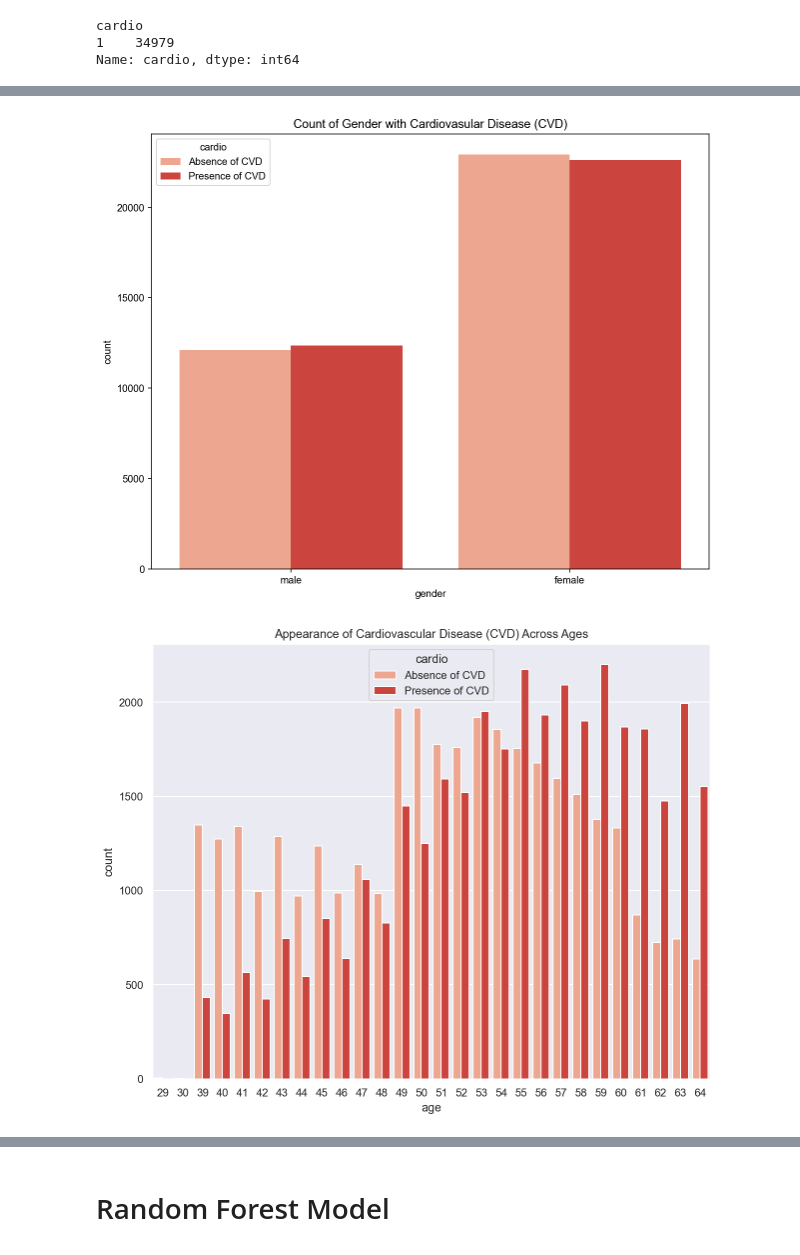
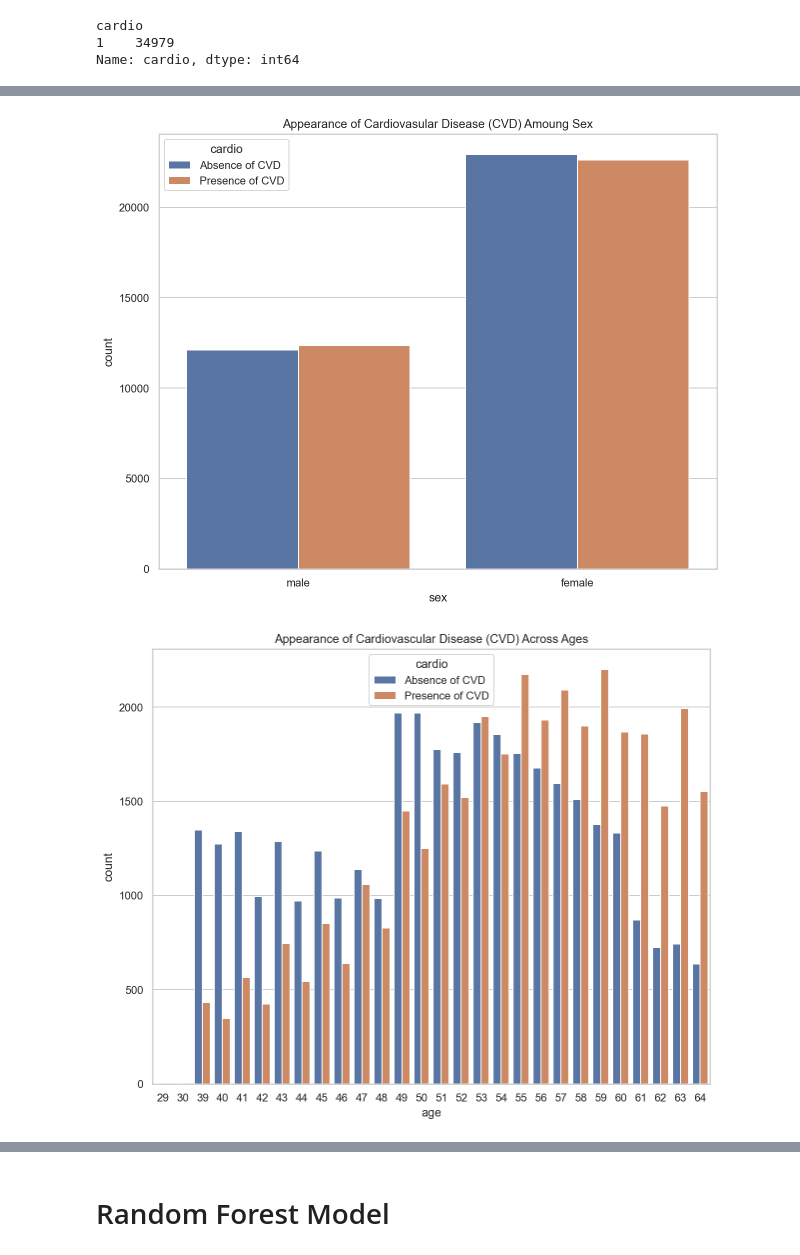
Before and after one commit to adamskel78/SHAX_group_project, a Jupyter notebook: Cardiovascular_Disease.ipynb, the cells around one changed output, grey strips where cells are left out. Saved outputs shown, nothing was run; the diff lists cells and outputs as text; code cells hidden in the pictures.

```diff
--- a/Cardiovascular_Disease.ipynb
+++ b/Cardiovascular_Disease.ipynb
@@ -319,3 +299,7 @@ gender
 1    161.355612
 2    169.947895
 Name: height, dtype: float64
+# %%
+df_cat["sex"] = df_cat["sex"].replace(1,"female")
+df_cat["sex"] = df_cat["sex"].replace(2,"male")
+df_cat.head()
@@ -401,7 +367,0 @@ sns.catplot('smoke', data=df, kind='count', aspect=1.0)
-# %%
-mpl.rcParams['figure.figsize'] = 8,6
-plt.bar(df_cat["cardio"].unique(), df["cardio"].value_counts())
-plt.xticks([0, 1])
-plt.xlabel("Target")
-plt.ylabel("Count")
-plt.title("Count of Target Variable")
@@ -411,8 +367,0 @@ Text(0.5, 1.0, 'Count of Target Variable')
-# %%
-mpl.rcParams['figure.figsize'] = 10,8
-fig = ply.Figure([ply.Pie(labels=["CVD Absent", "CVD Present"],values=df["cardio"].value_counts().values)])
-fig.update_layout(title_text="Percent of Patients with Cardiovascular Disease (CVD)")
-fig.data[0].marker.line.color = "rgb(255, 255, 255)"
-fig.data[0].marker.line.width = 5
-fig.update_traces(hole=.5,)
-fig.show()
@@ -421,0 +368,8 @@ fig.show()
+# %%
+df_trim = df.drop(["sex", "gluc", "smoke", "alco", "active"], axis=1)
+mpl.rcParams["figure.figsize"] = 20, 15
+res = sns.heatmap(df_trim.corr(), annot = True, linewidth=.5, cmap="Reds",annot_kws={"size":12}, cbar_kws={"orientation": "horizontal"})
+res.set_xticklabels(res.get_xmajorticklabels(), fontsize = 14)
+res.set_yticklabels(res.get_ymajorticklabels(), fontsize = 14)
+if save_mode:
+    plt.savefig(save_path + "Corr_Matrix_Selected.png")
@@ -422,14 +384,15 @@ fig.show()
 # %%
 mpl.rcParams['figure.figsize'] = 10,8
-sns.countplot(x="gender", data=df_cat, hue="cardio", palette="Reds").set_title("Count of Gender with Cardiovasular Disease (CVD)")
-sns.set(style="darkgrid")
-plt.savefig("/Users/sdang/Documents/Bootcamp/SHAX_group_project/Data_Visuals/Gender_.png")
+sns.countplot(x="sex", data=df_cat, hue="cardio").set_title("Appearance of Cardiovasular Disease (CVD) Amoung Sex")
+if save_mode:
+    plt.savefig(save_path + "Count_Sex_CVD.png")
 # Not much of a difference between females (1) and males (2) and the chance of getting cardiovascular disease.
 # %% [output]
-[figure, old version]
+[figure, new version]
 # %%
 mpl.rcParams['figure.figsize'] = 10,8
-sns.countplot(x="age", hue="cardio", data = df_cat, palette="Reds").set_title("Appearance of Cardiovascular Disease (CVD) Across Ages")
-plt.savefig("/Users/sdang/Documents/Bootcamp/SHAX_group_project/Data_Visuals/Card_Across_Ages.png")
+sns.countplot(x="age", hue="cardio", data = df_cat).set_title("Appearance of Cardiovascular Disease (CVD) Across Ages")
+if save_mode:
+    plt.savefig(save_path + "Card_Across_Ages.png")
 # %% [output]
-[figure, old version]
+[figure, new version]
```
Also changed, not shown: parts of 60 cells of this notebook, 1 other file.
